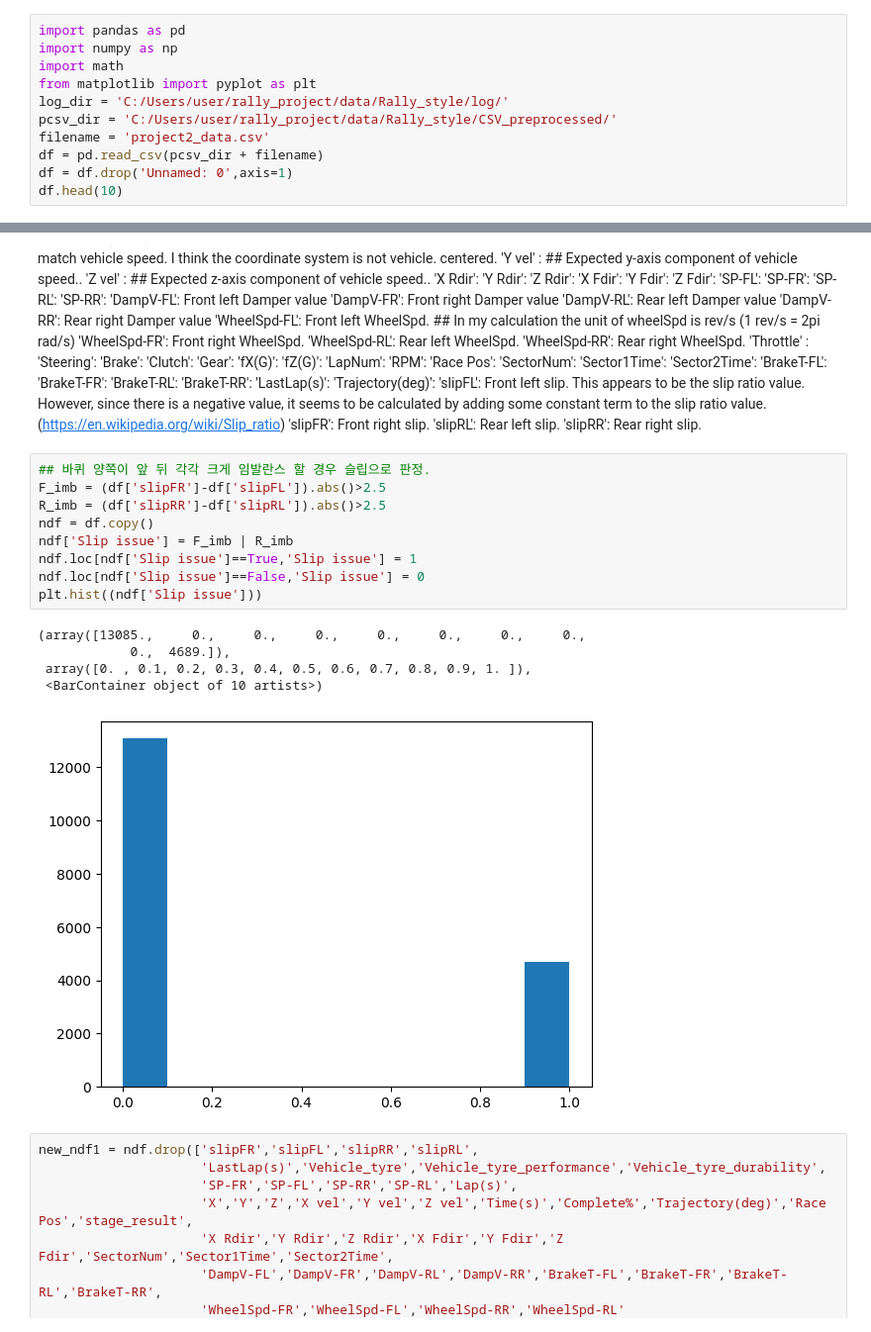
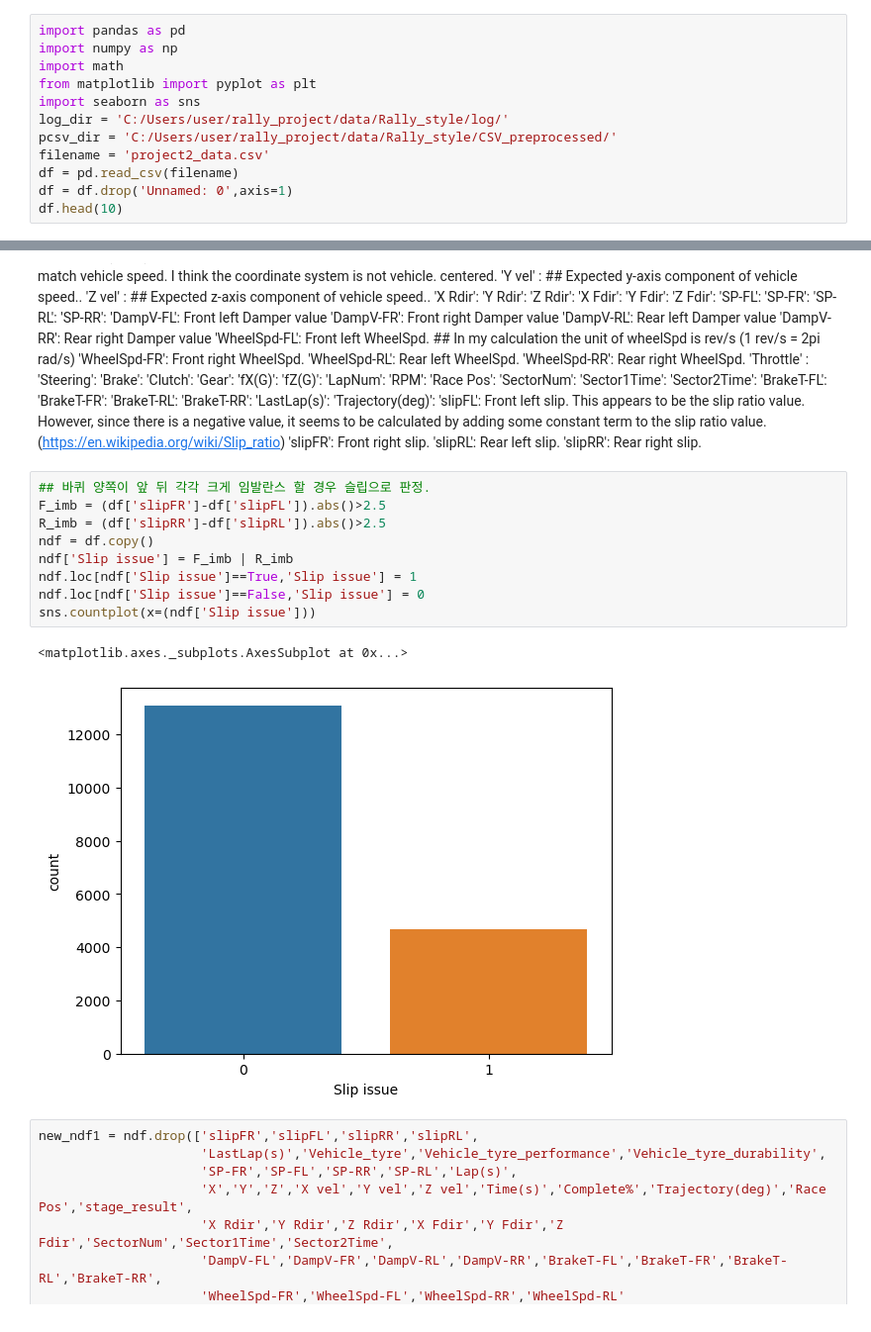
Before and after one commit to Gavintain/first, a Jupyter notebook: csv_analyze.ipynb, the cells around one changed output, grey strips where cells are left out. Shown: that part at 99% size. Saved outputs shown, nothing was run; the diff lists cells and outputs as text.

```diff
--- a/csv_analyze.ipynb
+++ b/csv_analyze.ipynb
@@ -44,10 +27,11 @@ import pandas as pd
 import numpy as np
 import math
 from matplotlib import pyplot as plt
+import seaborn as sns
 log_dir = 'C:/Users/user/rally_project/data/Rally_style/log/'
 pcsv_dir = 'C:/Users/user/rally_project/data/Rally_style/CSV_preprocessed/'
 filename = 'project2_data.csv'
-df = pd.read_csv(pcsv_dir + filename)
+df = pd.read_csv(filename)
 df = df.drop('Unnamed: 0',axis=1)
 df.head(10)
 # %% [output]
@@ -122,18 +106,15 @@ Columns description
 # %%
 ## 바퀴 양쪽이 앞 뒤 각각 크게 임발란스 할 경우 슬립으로 판정.
 F_imb = (df['slipFR']-df['slipFL']).abs()>2.5
 R_imb = (df['slipRR']-df['slipRL']).abs()>2.5
 ndf = df.copy()
 ndf['Slip issue'] = F_imb | R_imb
 ndf.loc[ndf['Slip issue']==True,'Slip issue'] = 1
 ndf.loc[ndf['Slip issue']==False,'Slip issue'] = 0
-plt.hist((ndf['Slip issue']))
+sns.countplot(x=(ndf['Slip issue']))
 # %% [output]
-(array([13085.,     0.,     0.,     0.,     0.,     0.,     0.,     0.,
-            0.,  4689.]),
- array([0. , 0.1, 0.2, 0.3, 0.4, 0.5, 0.6, 0.7, 0.8, 0.9, 1. ]),
- <BarContainer object of 10 artists>)
+<matplotlib.axes._subplots.AxesSubplot at 0x...>
-[figure, old version]
+[figure, new version]
 # %%
 new_ndf1 = ndf.drop(['slipFR','slipFL','slipRR','slipRL',
                      'LastLap(s)','Vehicle_tyre','Vehicle_tyre_performance','Vehicle_tyre_durability',
```
Also changed, not shown: parts of 11 cells of this notebook.
